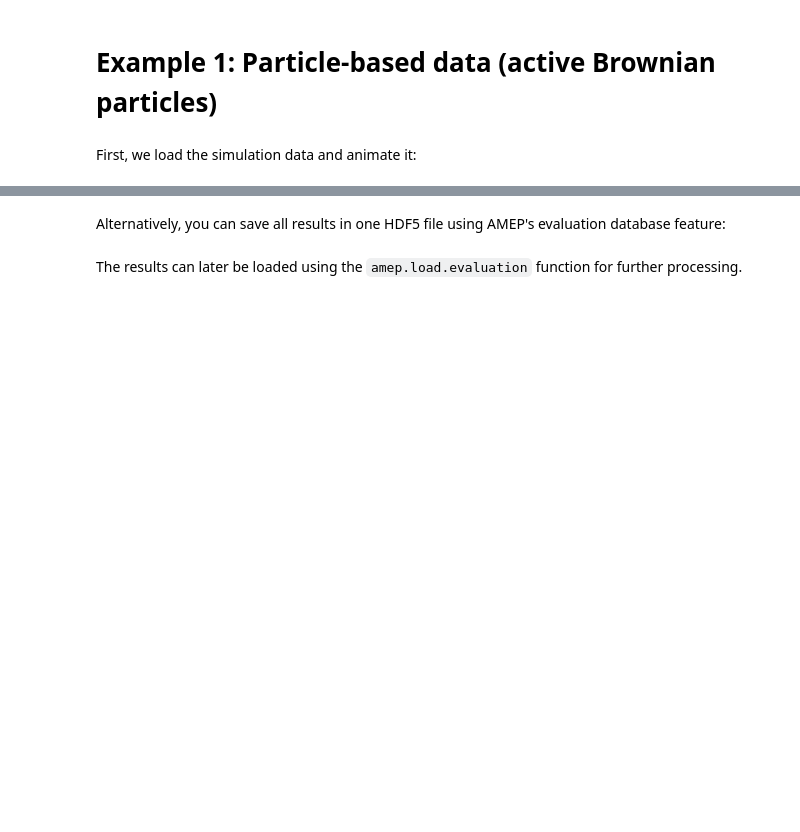
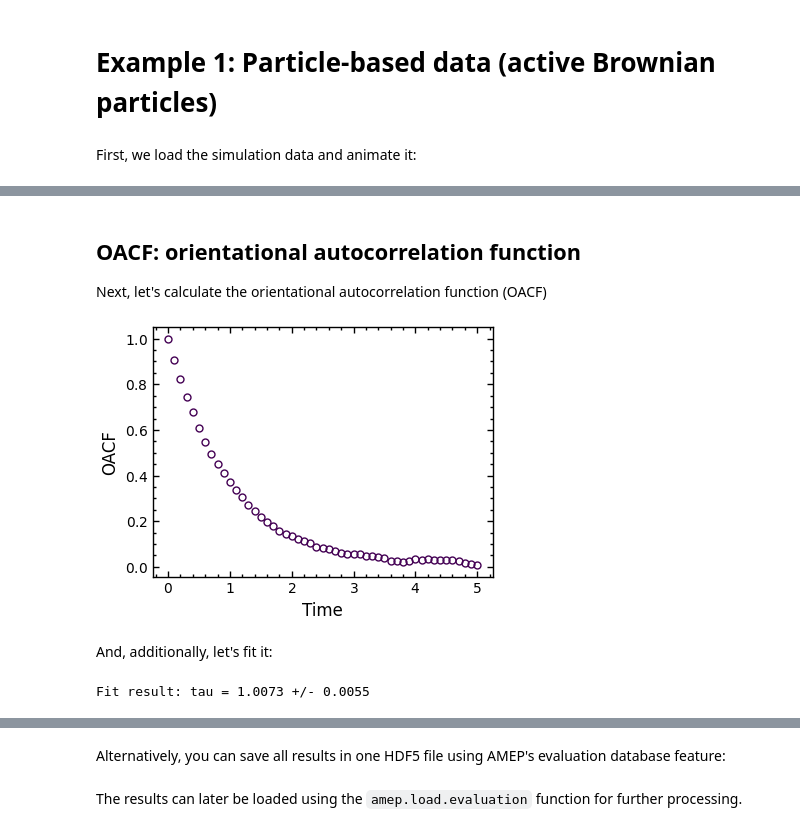
Before and after one commit to amepproject/amep, a Jupyter notebook: examples/amep-examples.ipynb, the cells around one changed output, grey strips where cells are left out. Saved outputs shown, nothing was run; the diff lists cells and outputs as text; code cells hidden in the pictures; blank space fills up the shorter version.

```diff
--- a/examples/amep-examples.ipynb
+++ b/examples/amep-examples.ipynb
@@ -38,3 +70,38 @@ msd = amep.evaluate.MSD(traj)
+# %% [markdown]
+## OACF: orientational autocorrelation function
+Next, let's calculate the orientational autocorrelation function (OACF)
 # %%
 # calculate the orientational autocorrelation function
-oacf = amep.evaluate.OACF(traj)
+oacf = amep.evaluate.OACF(traj, nav=None)
+# %%
+# create a figure object
+fig, axs = amep.plot.new()
+
+# plot the OACF in a log-log plot
+axs.plot(
+    oacf.times,
+    oacf.frames,
+    'o', # adjust plot style
+    ms=5,
+    fillstyle="none"
+)
+axs.set_xlabel("Time")
+axs.set_ylabel("OACF")
+
+fig.savefig("./particles-oacf-example.png")
+# %% [output]
+[figure, added]
+# %% [markdown]
+And, additionally, let's fit it:
+# %%
+import numpy as np
+# fit the OACF results
+def f(t, tau=1.0):
+    return np.exp(-t/tau)
+
+fit = amep.functions.Fit(f)
+fit.fit(oacf.times, oacf.frames)
+
+print(f"Fit result: tau = {fit.params[0]:0.4f} +/- {fit.errors[0]:0.4f}")
+# %% [output]
+Fit result: tau = 1.0073 +/- 0.0055
```
Also changed, not shown: parts of 50 cells of this notebook, 1 other file.
